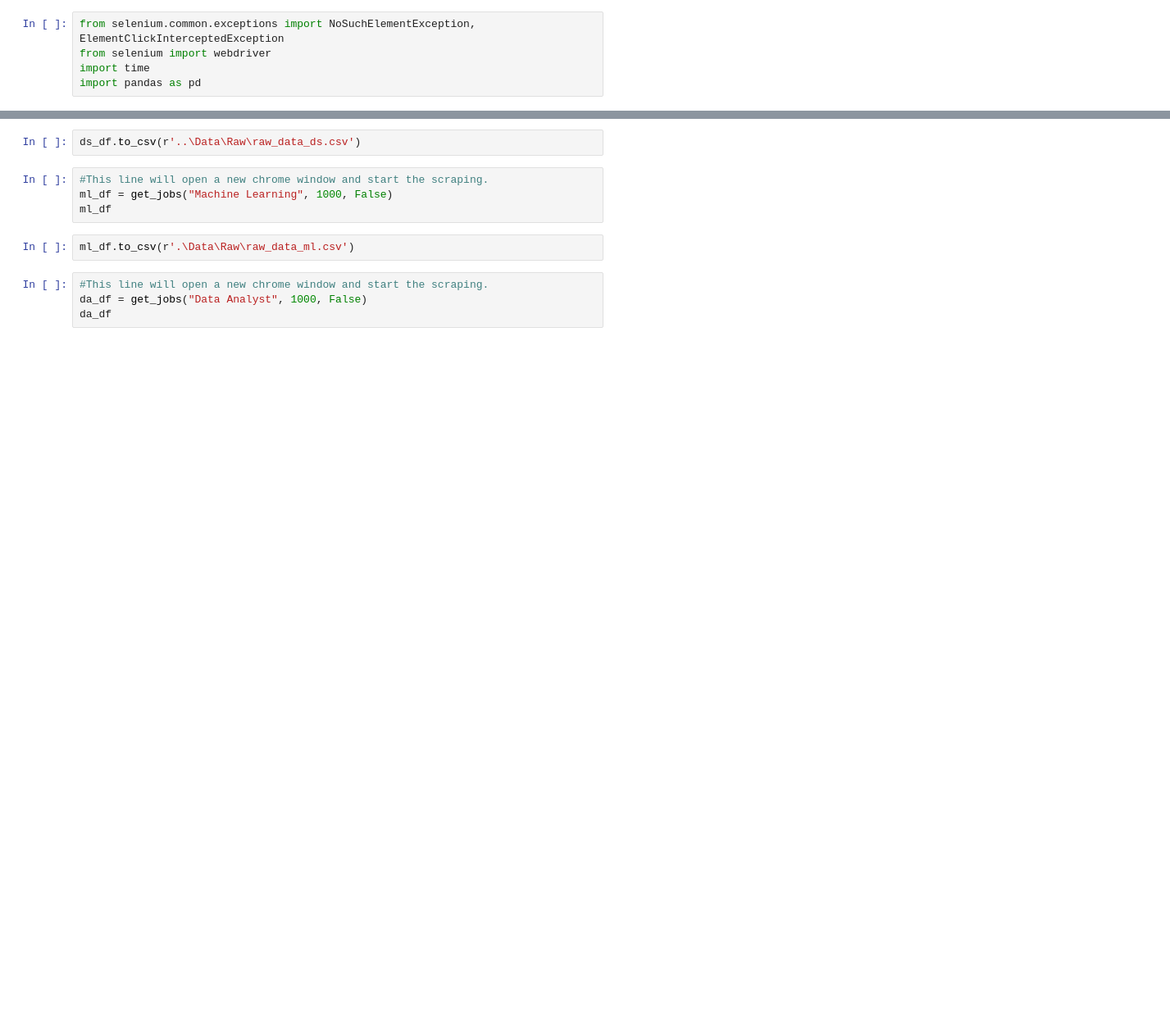
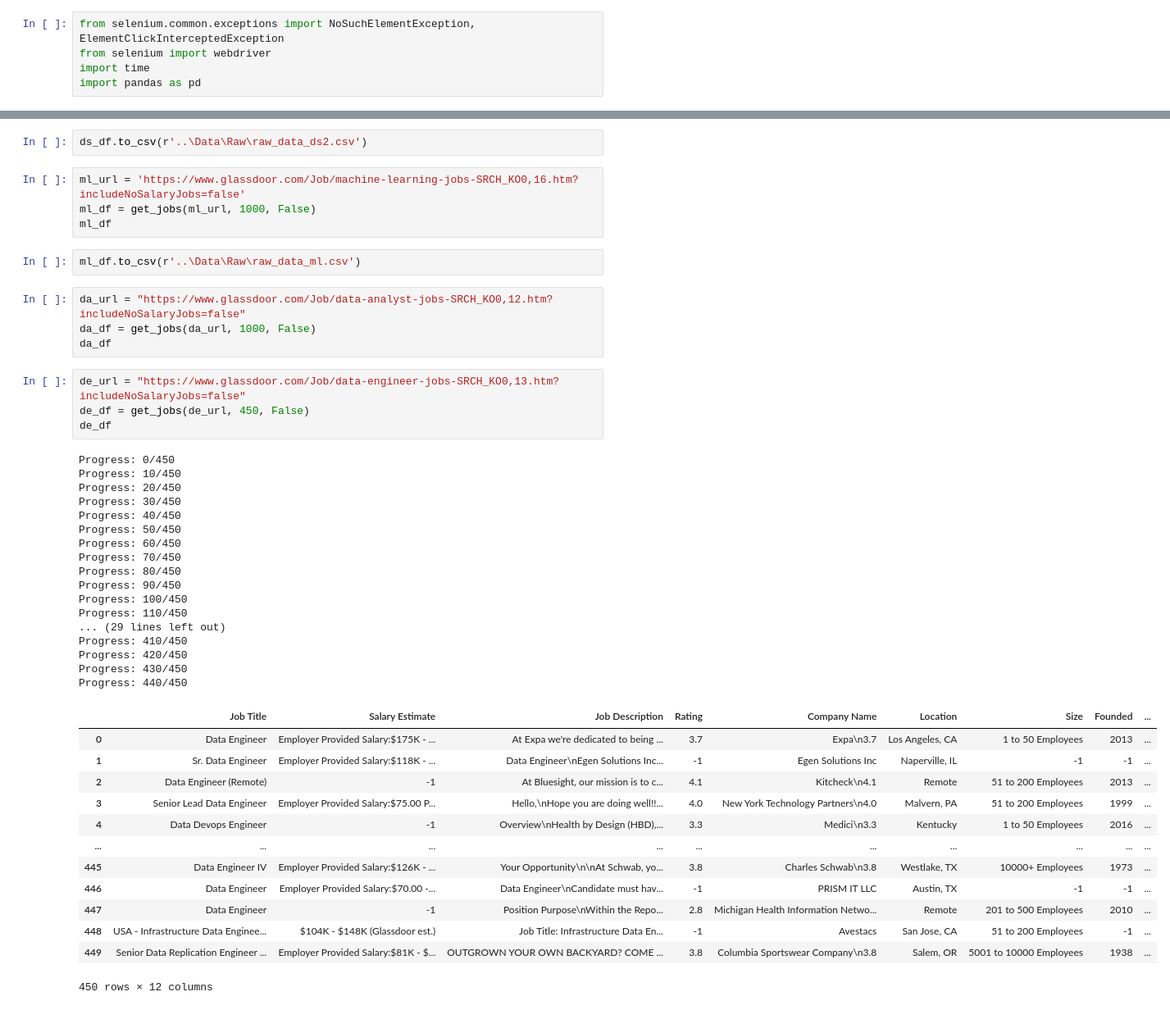
Before and after one commit to AlyAEE/Data-Roles-Salary-Prediction-Project, a Jupyter notebook: Notebooks/01.DataScraping.ipynb, the cells around one changed output, grey strips where cells are left out. Shown: that part at 82% size. Cells and saved outputs as stored; diff of their text form; blank space fills up the shorter version.

Commit message:
fixed some bugs in the scraping notebook

```diff
--- a/Notebooks/01.DataScraping.ipynb
+++ b/Notebooks/01.DataScraping.ipynb
@@ -177,12 +195,47 @@ Progress: 10/10
 # %%
-ds_df.to_csv(r'..\Data\Raw\raw_data_ds.csv')
+ds_df.to_csv(r'..\Data\Raw\raw_data_ds2.csv')
-# %%
-#This line will open a new chrome window and start the scraping.
-ml_df = get_jobs("Machine Learning", 1000, False)
-ml_df
+# %%
+ml_url = 'https://www.glassdoor.com/Job/machine-learning-jobs-SRCH_KO0,16.htm?includeNoSalaryJobs=false'
+ml_df = get_jobs(ml_url, 1000, False)
+ml_df
 # %%
-ml_df.to_csv(r'.\Data\Raw\raw_data_ml.csv')
+ml_df.to_csv(r'..\Data\Raw\raw_data_ml.csv')
-# %%
-#This line will open a new chrome window and start the scraping.
-da_df = get_jobs("Data Analyst", 1000, False)
-da_df
+# %%
+da_url = "https://www.glassdoor.com/Job/data-analyst-jobs-SRCH_KO0,12.htm?includeNoSalaryJobs=false"
+da_df = get_jobs(da_url, 1000, False)
+da_df
+# %%
+de_url = "https://www.glassdoor.com/Job/data-engineer-jobs-SRCH_KO0,13.htm?includeNoSalaryJobs=false"
+de_df = get_jobs(de_url, 450, False)
+de_df
+# %% [output]
+Progress: 0/450
+Progress: 10/450
+Progress: 20/450
+Progress: 30/450
+Progress: 40/450
+Progress: 50/450
+Progress: 60/450
+Progress: 70/450
+Progress: 80/450
+Progress: 90/450
+Progress: 100/450
+Progress: 110/450
+... (29 lines left out)
+Progress: 410/450
+Progress: 420/450
+Progress: 430/450
+Progress: 440/450
+|  | Job Title | Salary Estimate | Job Description | Rating | Company Name | Location | Size | Founded | ... |
+| 0 | Data Engineer | Employer Provided Salary:$175K - ... | At Expa we're dedicated to being ... | 3.7 | Expa\n3.7 | Los Angeles, CA | 1 to 50 Employees | 2013 | ... |
+| 1 | Sr. Data Engineer | Employer Provided Salary:$118K - ... | Data Engineer\nEgen Solutions Inc... | -1 | Egen Solutions Inc | Naperville, IL | -1 | -1 | ... |
+| 2 | Data Engineer (Remote) | -1 | At Bluesight, our mission is to c... | 4.1 | Kitcheck\n4.1 | Remote | 51 to 200 Employees | 2013 | ... |
+| 3 | Senior Lead Data Engineer | Employer Provided Salary:$75.00 P... | Hello,\nHope you are doing well!!... | 4.0 | New York Technology Partners\n4.0 | Malvern, PA | 51 to 200 Employees | 1999 | ... |
+| 4 | Data Devops Engineer | -1 | Overview\nHealth by Design (HBD),... | 3.3 | Medici\n3.3 | Kentucky | 1 to 50 Employees | 2016 | ... |
+| ... | ... | ... | ... | ... | ... | ... | ... | ... | ... |
+| 445 | Data Engineer IV | Employer Provided Salary:$126K - ... | Your Opportunity\n\nAt Schwab, yo... | 3.8 | Charles Schwab\n3.8 | Westlake, TX | 10000+ Employees | 1973 | ... |
+| 446 | Data Engineer | Employer Provided Salary:$70.00 -... | Data Engineer\nCandidate must hav... | -1 | PRISM IT LLC | Austin, TX | -1 | -1 | ... |
+| 447 | Data Engineer | -1 | Position Purpose\nWithin the Repo... | 2.8 | Michigan Health Information Netwo... | Remote | 201 to 500 Employees | 2010 | ... |
+| 448 | USA - Infrastructure Data Enginee... | $104K - $148K (Glassdoor est.) | Job Title: Infrastructure Data En... | -1 | Avestacs | San Jose, CA | 51 to 200 Employees | -1 | ... |
+| 449 | Senior Data Replication Engineer ... | Employer Provided Salary:$81K - $... | OUTGROWN YOUR OWN BACKYARD? COME ... | 3.8 | Columbia Sportswear Company\n3.8 | Salem, OR | 5001 to 10000 Employees | 1938 | ... |
+450 rows × 12 columns
```
Also changed, not shown: parts of 28 cells of this notebook.
